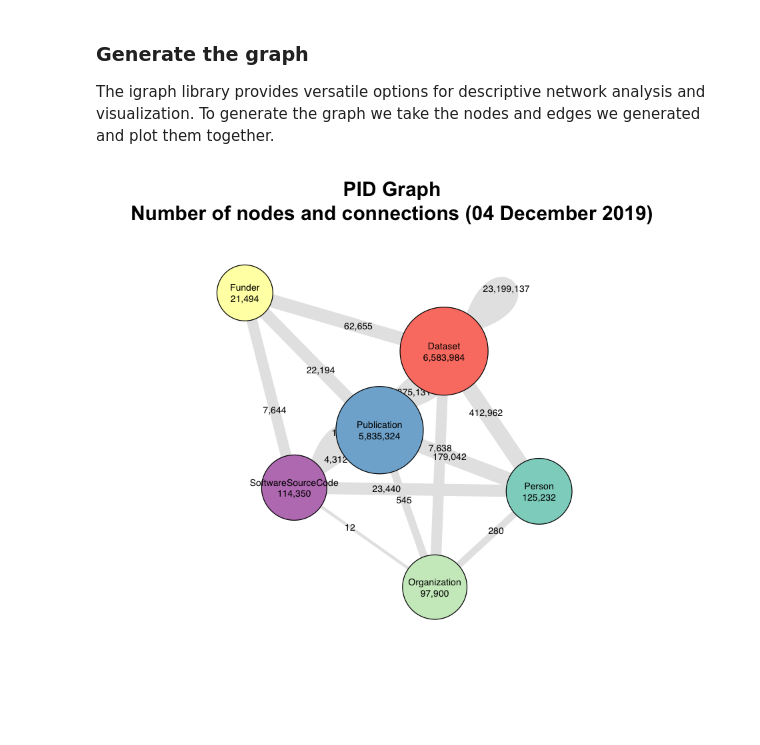
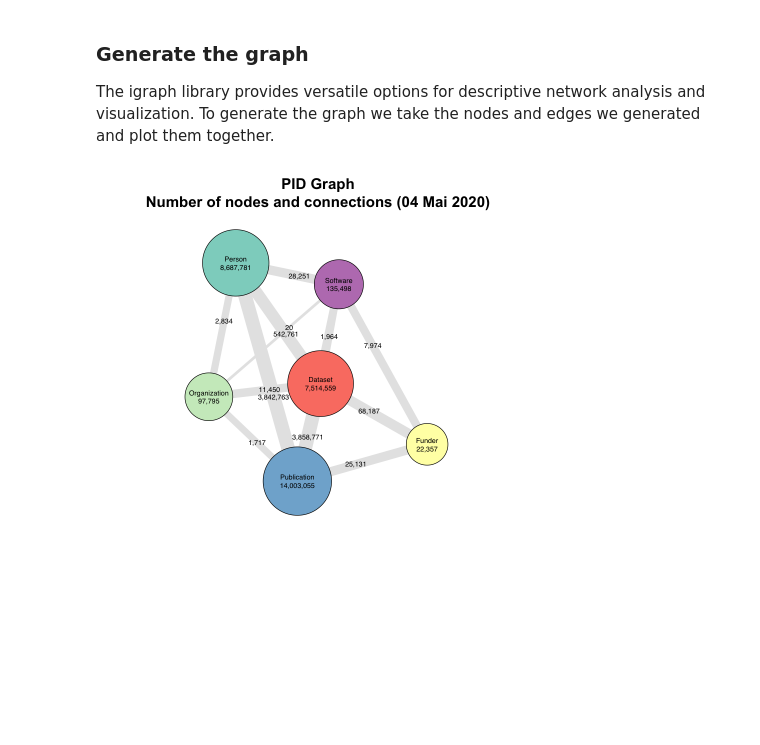
Before and after one commit to datacite/pidgraph-notebooks-r, a Jupyter notebook: kpi/r-kpi.ipynb, the cells around one changed output. Saved outputs shown, nothing was run; the diff lists cells and outputs as text; code cells hidden in the pictures; blank space fills up the shorter version.

```diff
--- a/kpi/r-kpi.ipynb
+++ b/kpi/r-kpi.ipynb
@@ -130,28 +94,25 @@ We need to transform the nested list into some consumable for visulisations. In
 # generate data frame for nodes
 publications <- data.frame(id=c('Publication'), count=data$data$publications$totalCount)
 datasets <- data.frame(id=c('Dataset'), count=data$data$datasets$totalCount)
-softwareSourceCodes <- data.frame(id=c('SoftwareSourceCode'), count=data$data$softwareSourceCodes$totalCount)
+softwares <- data.frame(id=c('Software'), count=data$data$softwares$totalCount)
 people <- data.frame(id=c('Person'), count=data$data$people$totalCount)
 organizations <- data.frame(id=c('Organization'), count=data$data$organizations$totalCount)
 funders <- data.frame(id=c('Funder'), count=data$data$funders$totalCount)
 nodes <- rbind(publications, datasets, softwareSourceCodes, people, organizations, funders)
 
 edges <- data.frame(to=character(), from=character())
-edges <- rbind(edges, data.frame(from="Publication", to="Publication", count=data$data$publications$publicationConnectionCount))
 edges <- rbind(edges, data.frame(from="Publication", to="Dataset", count=data$data$publications$datasetConnectionCount))
-edges <- rbind(edges, data.frame(from="Publication", to="SoftwareSourceCode", count=data$data$publications$softwareConnectionCount))
+edges <- rbind(edges, data.frame(from="Publication", to="Software", count=data$data$publications$softwareConnectionCount))
 edges <- rbind(edges, data.frame(from="Publication", to="Person", count=data$data$publications$personConnectionCount))
 edges <- rbind(edges, data.frame(from="Publication", to="Organization", count=data$data$publications$organizationConnectionCount))
 edges <- rbind(edges, data.frame(from="Publication", to="Funder", count=data$data$publications$funderConnectionCount))
-edges <- rbind(edges, data.frame(from="Dataset", to="Dataset", count=data$data$datasets$datasetConnectionCount))
-edges <- rbind(edges, data.frame(from="Dataset", to="SoftwareSourceCode", count=data$data$datasets$softwareConnectionCount))
+edges <- rbind(edges, data.frame(from="Dataset", to="Software", count=data$data$datasets$softwareConnectionCount))
 edges <- rbind(edges, data.frame(from="Dataset", to="Person", count=data$data$datasets$personConnectionCount))
 edges <- rbind(edges, data.frame(from="Dataset", to="Funder", count=data$data$datasets$funderConnectionCount))
 edges <- rbind(edges, data.frame(from="Dataset", to="Organization", count=data$data$datasets$organizationConnectionCount))
-edges <- rbind(edges, data.frame(from="SoftwareSourceCode", to="SoftwareSourceCode", count=data$data$softwareSourceCodes$softwareConnectionCount))
-edges <- rbind(edges, data.frame(from="SoftwareSourceCode", to="Person", count=data$data$softwareSourceCodes$personConnectionCount))
-edges <- rbind(edges, data.frame(from="SoftwareSourceCode", to="Organization", count=data$data$softwareSourceCodes$organizationConnectionCount))
-edges <- rbind(edges, data.frame(from="SoftwareSourceCode", to="Funder", count=data$data$softwareSourceCodes$funderConnectionCount))
+edges <- rbind(edges, data.frame(from="Software", to="Person", count=data$data$softwares$personConnectionCount))
+edges <- rbind(edges, data.frame(from="Software", to="Organization", count=data$data$softwares$organizationConnectionCount))
+edges <- rbind(edges, data.frame(from="Software", to="Funder", count=data$data$softwares$funderConnectionCount))
 edges <- rbind(edges, data.frame(from="Person", to="Organization", count=data$data$people$organizationConnectionCount))
 
 # to fix "Some vertex names in edge list are not listed in vertex data frame"
@@ -187,29 +148,29 @@ To generate the graph we take the nodes and edges we generated and plot them tog
 # %%
 
 # generate graph
 g <- graph_from_data_frame(edges, vertices=nodes)
 
 # add node colors
 cols <- brewer.pal(12, "Set3")
 V(g)[(V(g)$name=="Publication")]$color<-cols[5]
 V(g)[(V(g)$name=="Person")]$color<-cols[1]
 V(g)[(V(g)$name=="Dataset")]$color<-cols[4]
-V(g)[(V(g)$name=="SoftwareSourceCode")]$color<-cols[10]
+V(g)[(V(g)$name=="Software")]$color<-cols[10]
 V(g)[(V(g)$name=="Organization")]$color<-cols[11]
 V(g)[(V(g)$name=="Funder")]$color<-cols[2]
 
 # add labels
 V(g)$label=paste(nodes$id, format(V(g)$count, big.mark=",", trim=TRUE), sep="\n")
 E(g)$label <- format(E(g)$count, big.mark=",", trim=TRUE)
 
 # calculate node size and edge width
 V(g)$size <- log(V(g)$count, 1.3)
 E(g)$width <- log(E(g)$count, 2)
 
 E(g)$arrow.mode <- 0
 l <- layout_nicely(g)
 plot(g, layout=l, arrow.mode=0, vertex.label.color=c("black"), vertex.label.family="Helvetica", vertex.label.cex=c(0.7), edge.color=c("gray90"), edge.label.color=c("black"), edge.label.family="Helvetica", edge.label.cex=c(0.7), edge.loop.angle=-pi/4)
 title(paste("PID Graph\nNumber of nodes and connections",
 format(Sys.Date(), "(%d %B %Y)"), sep=" "),cex.main=1.5)
 # %% [output]
-[figure, old version]
+[figure, new version]
```
Also changed, not shown: parts of 4 cells of this notebook, 1 other file.
